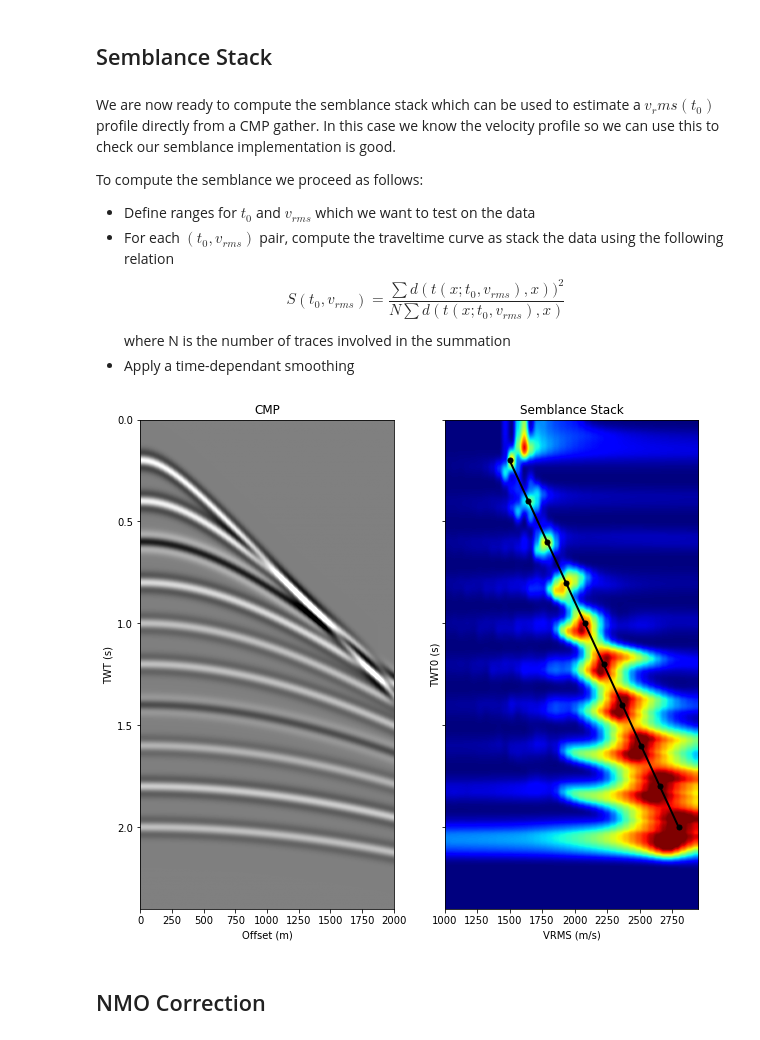
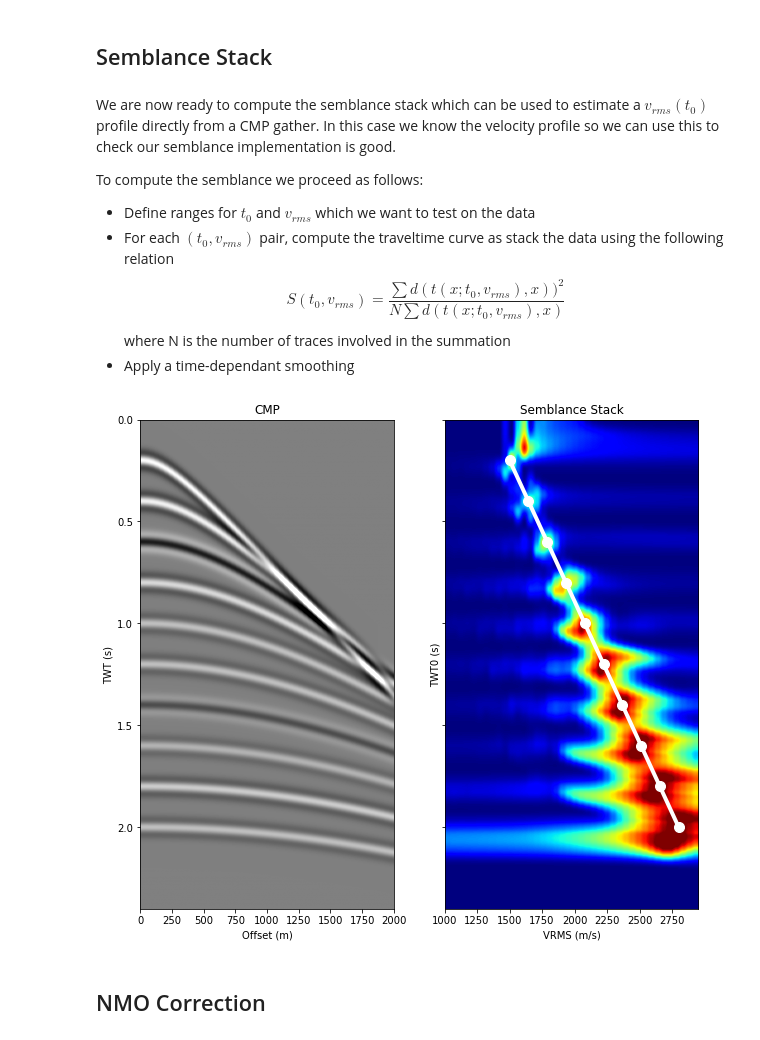
Before and after one commit to DIG-Kaust/Seismology, a Jupyter notebook: ReflectionSeismic/NMO.ipynb, the cells around one changed output. Cells and saved outputs as stored; diff of their text form; code cells hidden in the pictures.

```diff
--- a/ReflectionSeismic/NMO.ipynb
+++ b/ReflectionSeismic/NMO.ipynb
@@ -121,7 +126,7 @@ axs[1].axis('tight');
 # %% [markdown]
 ## Semblance Stack
 # %% [markdown]
-We are now ready to compute the semblance stack which can be used to estimate a $v_rms(t_0)$ profile directly from a CMP gather. In this case we know the velocity profile so we can use this to check our semblance implementation is good.
+We are now ready to compute the semblance stack which can be used to estimate a $v_{rms}(t_0)$ profile directly from a CMP gather. In this case we know the velocity profile so we can use this to check our semblance implementation is good.
 
 To compute the semblance we proceed as follows:
 
@@ -188,25 +193,25 @@ def semblance(d, x, t, t0, vrms, nsmooth=5):
 # %%
 t0axis = t.copy()
 vrmsaxis = np.arange(1000, 3000, 50)
 clip = 0.9
 
 ss = semblance(d, x, t, t0axis, vrmsaxis, nsmooth=15)
 
 fig, axs = plt.subplots(1, 2, sharey=True, figsize=(10, 9))
 axs[0].imshow(d, cmap='gray', vmin=-1, vmax=1, extent=(x[0], x[-1], t[-1], t[0]))
 axs[0].set_xlabel('Offset (m)')
 axs[0].set_ylabel('TWT (s)')
 axs[0].set_title('CMP')
 axs[0].axis('tight')
 axs[1].imshow(ss, cmap='jet', vmin=0, vmax=clip*ss.max(),
               extent=(vrmsaxis[0], vrmsaxis[-1], t0axis[-1], t0axis[0]))
-axs[1].plot(vrms, t0, '.-k', ms=10, lw=2)
+axs[1].plot(vrms, t0, '.-w', ms=20, lw=4)
 axs[1].set_xlabel('VRMS (m/s)')
 axs[1].set_ylabel('TWT0 (s)')
 axs[1].set_title('Semblance Stack')
 axs[1].axis('tight');
 # %% [output]
-[figure, old version]
+[figure, new version]
 # %% [markdown]
 ## NMO Correction
 # %% [markdown]
```
Also changed, not shown: parts of 7 cells of this notebook, 1 other file.
